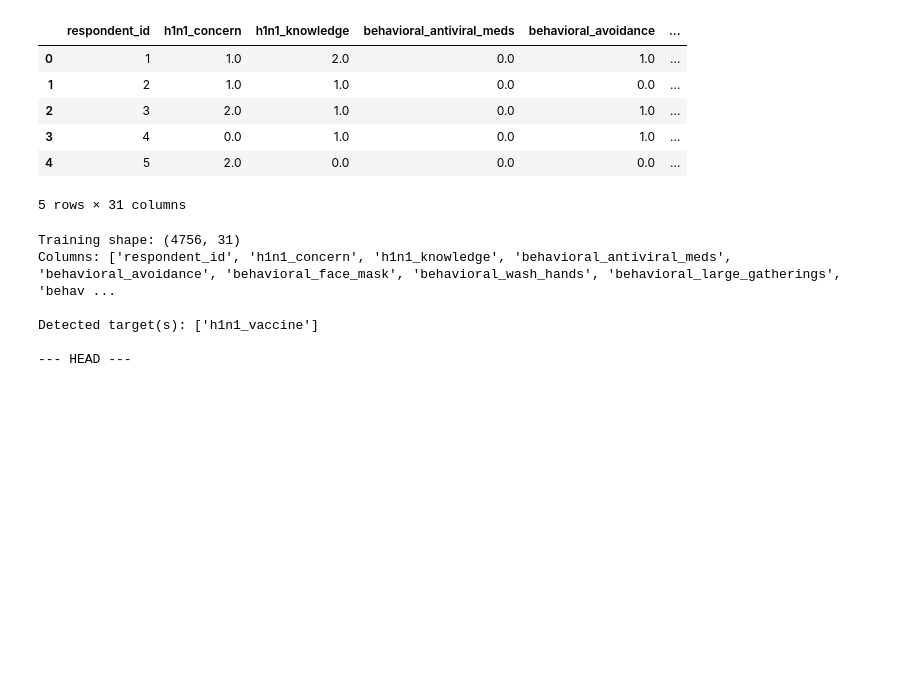
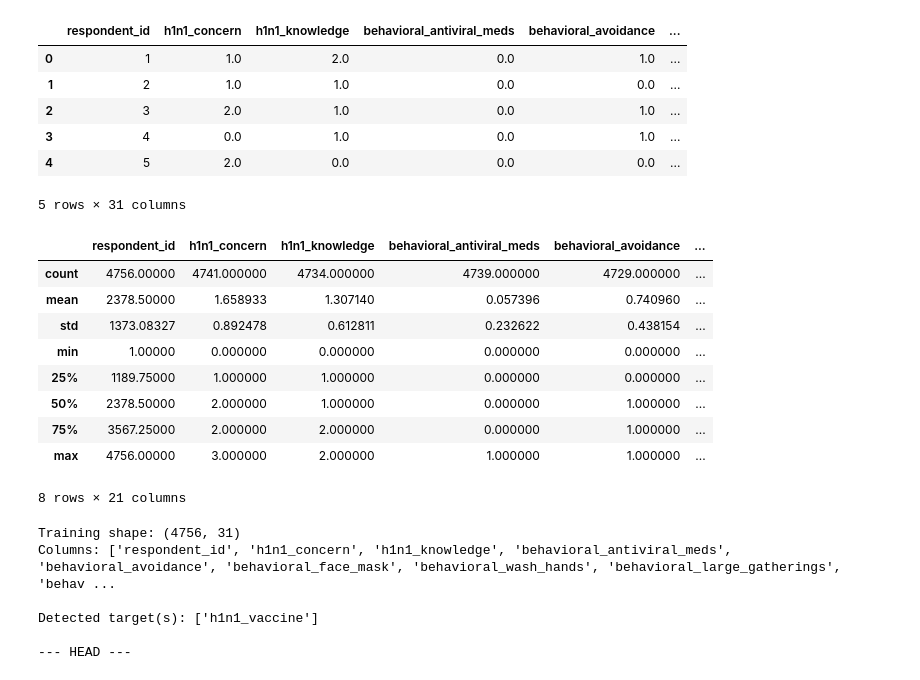
Before and after one commit to Group06-The-imputers/Hackathon-group06, a Jupyter notebook: Hackathon_group06.ipynb, the cells around one changed output. Saved outputs shown, nothing was run; the diff lists cells and outputs as text; code cells hidden in the pictures; blank space fills up the shorter version.

```diff
--- a/Hackathon_group06.ipynb
+++ b/Hackathon_group06.ipynb
@@ -29,7 +29,5 @@ Drive already mounted at /content/drive; to attempt to forcibly remount, call dr
 # %%
-datapath = "/content/drive/MyDrive/dataset_B_training.csv"
-
-
+datapath = '/content/dataset_B_training.csv'
 df = pd.read_csv(datapath)
 df.head()
 # %% [output]
@@ -40,6 +38,19 @@ df.head()
 | 3 | 4 | 0.0 | 1.0 | 0.0 | 1.0 | ... |
 | 4 | 5 | 2.0 | 0.0 | 0.0 | 0.0 | ... |
 5 rows × 31 columns
+# %%
+df.describe()
+# %% [output]
+|  | respondent_id | h1n1_concern | h1n1_knowledge | behavioral_antiviral_meds | behavioral_avoidance | ... |
+| count | 4756.00000 | 4741.000000 | 4734.000000 | 4739.000000 | 4729.000000 | ... |
+| mean | 2378.50000 | 1.658933 | 1.307140 | 0.057396 | 0.740960 | ... |
+| std | 1373.08327 | 0.892478 | 0.612811 | 0.232622 | 0.438154 | ... |
+| min | 1.00000 | 0.000000 | 0.000000 | 0.000000 | 0.000000 | ... |
+| 25% | 1189.75000 | 1.000000 | 1.000000 | 0.000000 | 0.000000 | ... |
+| 50% | 2378.50000 | 2.000000 | 1.000000 | 0.000000 | 1.000000 | ... |
+| 75% | 3567.25000 | 2.000000 | 2.000000 | 0.000000 | 1.000000 | ... |
+| max | 4756.00000 | 3.000000 | 2.000000 | 1.000000 | 1.000000 | ... |
+8 rows × 21 columns
 # %%
 # Make pandas printouts compact
 pd.set_option("display.max_columns", 120)
```
Also changed, not shown: parts of 7 cells of this notebook.
